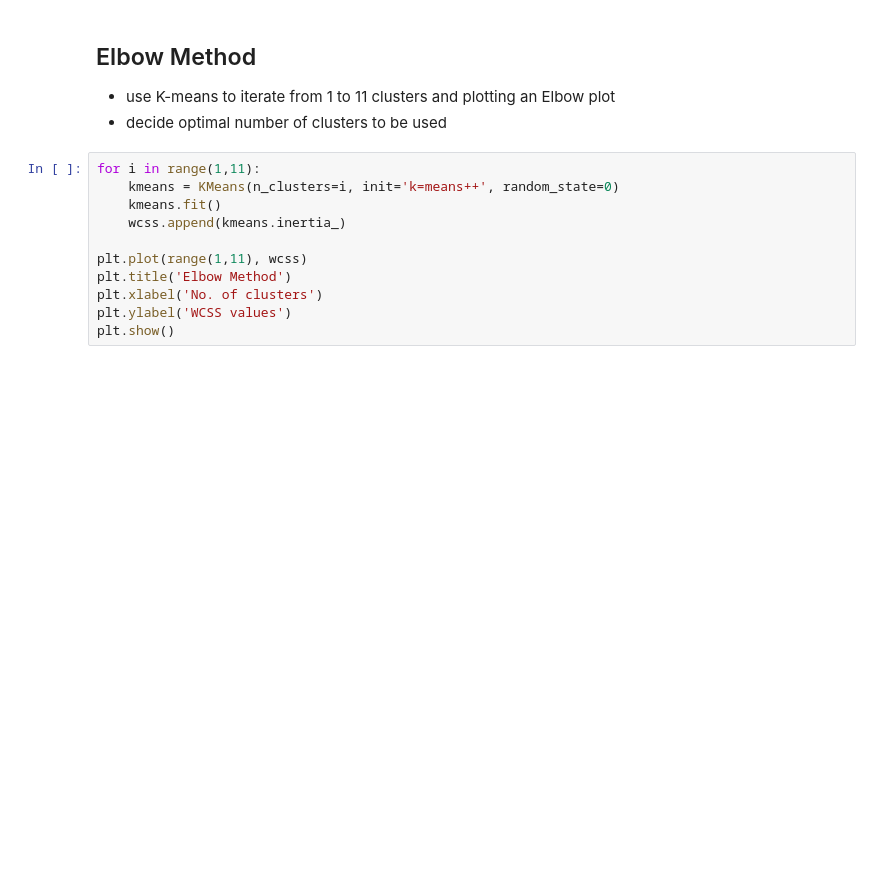
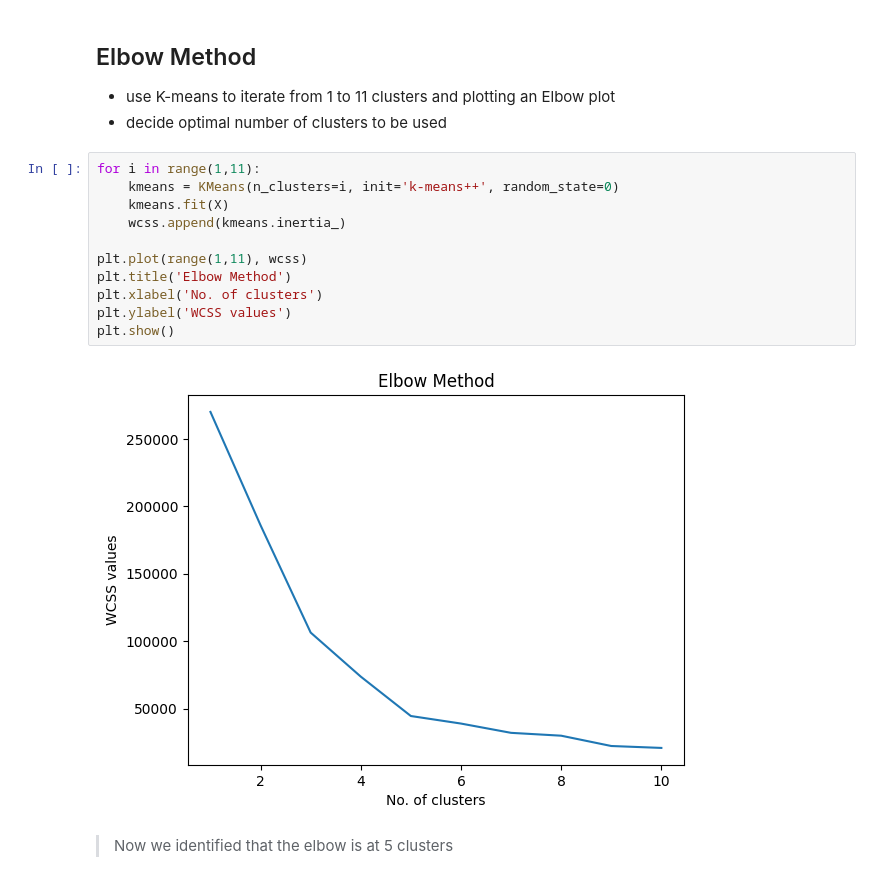
Before and after one commit to maxellmilay/customer-segmentation, a Jupyter notebook: model.ipynb, the cells around one changed output. Cells and saved outputs as stored; diff of their text form; blank space fills up the shorter version.

```diff
--- a/model.ipynb
+++ b/model.ipynb
@@ -51,12 +83,16 @@ X = df.iloc[:,[3,4]].values # extract all rows of the columns with index 3 and 4
 - decide optimal number of clusters to be used
 # %%
 for i in range(1,11):
-	kmeans = KMeans(n_clusters=i, init='k=means++', random_state=0)
-	kmeans.fit()
+	kmeans = KMeans(n_clusters=i, init='k-means++', random_state=0)
+	kmeans.fit(X)
 	wcss.append(kmeans.inertia_)
 
 plt.plot(range(1,11), wcss)
 plt.title('Elbow Method')
 plt.xlabel('No. of clusters')
 plt.ylabel('WCSS values')
 plt.show()
+# %% [output]
+[figure, added]
+# %% [markdown]
+> Now we identified that the elbow is at 5 clusters
```
Also changed, not shown: parts of 6 cells of this notebook.
